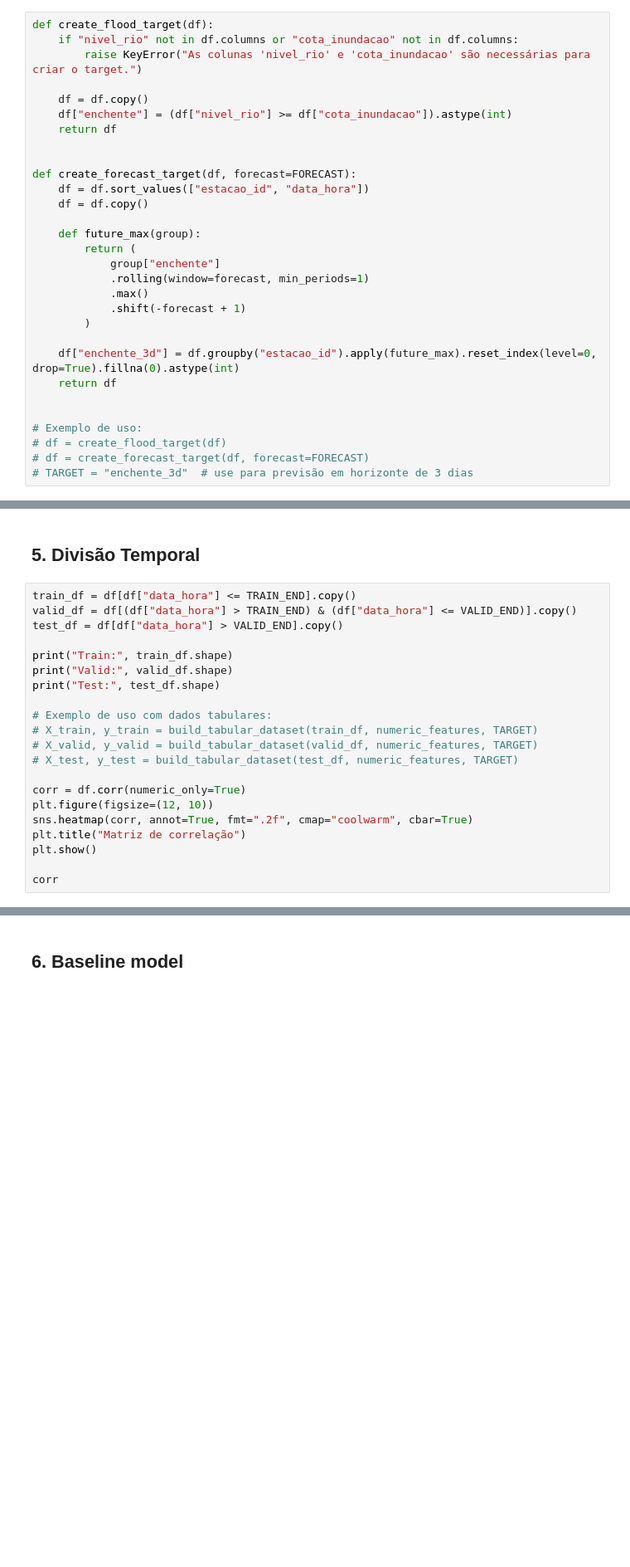
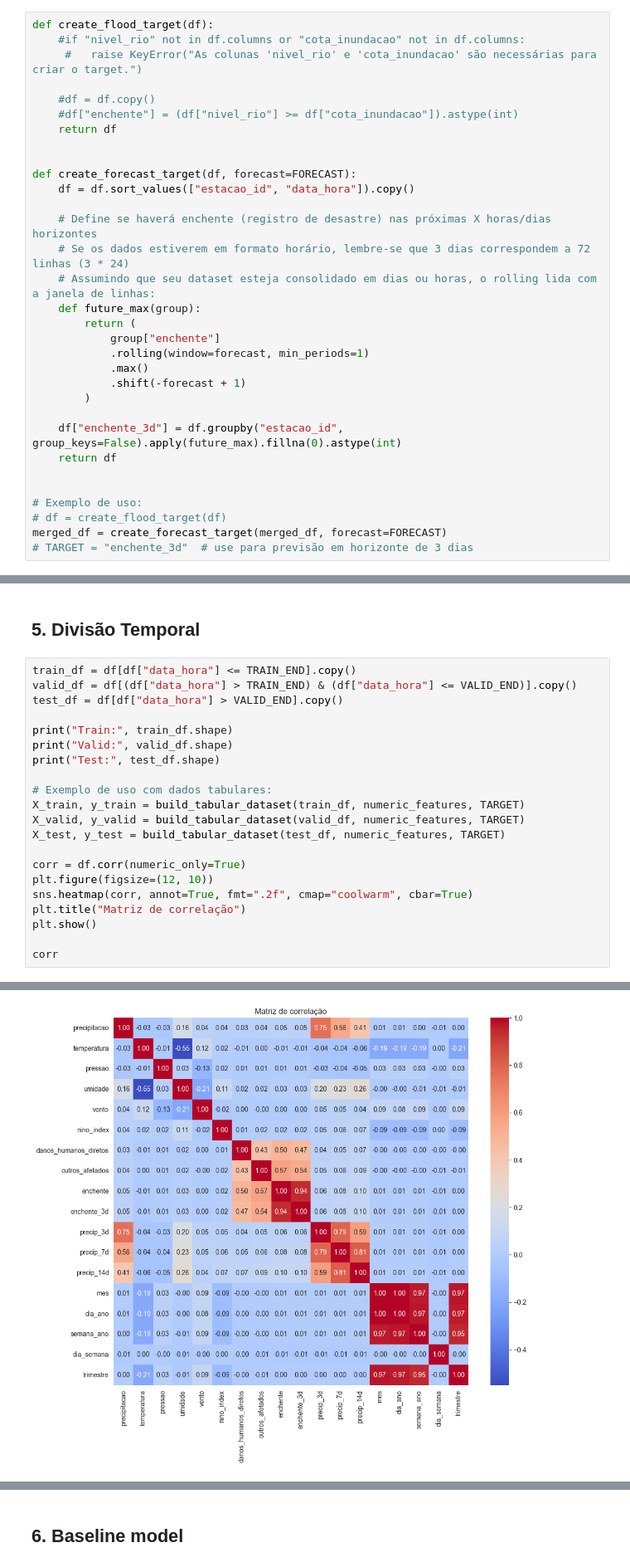
Before and after one commit to peter-schuck/data-science-visualization-project, a Jupyter notebook: flood_prediction_project.ipynb, the cells around one changed output, grey strips where cells are left out. Shown at 83% size. Saved outputs shown, nothing was run; the diff lists cells and outputs as text; blank space fills up the shorter version.

```diff
--- a/flood_prediction_project.ipynb
+++ b/flood_prediction_project.ipynb
@@ -219,18 +317,20 @@ def validate_dataset(df, name="dataset"):
 ## 4. Identify target and predictors
 # %%
 def create_flood_target(df):
-    if "nivel_rio" not in df.columns or "cota_inundacao" not in df.columns:
-        raise KeyError("As colunas 'nivel_rio' e 'cota_inundacao' são necessárias para criar o target.")
+    #if "nivel_rio" not in df.columns or "cota_inundacao" not in df.columns:
+     #   raise KeyError("As colunas 'nivel_rio' e 'cota_inundacao' são necessárias para criar o target.")
 
-    df = df.copy()
-    df["enchente"] = (df["nivel_rio"] >= df["cota_inundacao"]).astype(int)
+    #df = df.copy()
+    #df["enchente"] = (df["nivel_rio"] >= df["cota_inundacao"]).astype(int)
     return df
 
 
 def create_forecast_target(df, forecast=FORECAST):
-    df = df.sort_values(["estacao_id", "data_hora"])
-    df = df.copy()
+    df = df.sort_values(["estacao_id", "data_hora"]).copy()
 
+    # Define se haverá enchente (registro de desastre) nas próximas X horas/dias horizontes
+    # Se os dados estiverem em formato horário, lembre-se que 3 dias correspondem a 72 linhas (3 * 24)
+    # Assumindo que seu dataset esteja consolidado em dias ou horas, o rolling lida com a janela de linhas:
     def future_max(group):
         return (
             group["enchente"]
@@ -239,13 +339,13 @@ def create_forecast_target(df, forecast=FORECAST):
             .shift(-forecast + 1)
         )
 
-    df["enchente_3d"] = df.groupby("estacao_id").apply(future_max).reset_index(level=0, drop=True).fillna(0).astype(int)
+    df["enchente_3d"] = df.groupby("estacao_id", group_keys=False).apply(future_max).fillna(0).astype(int)
     return df
 
 
 # Exemplo de uso:
 # df = create_flood_target(df)
-# df = create_forecast_target(df, forecast=FORECAST)
+merged_df = create_forecast_target(merged_df, forecast=FORECAST)
 # TARGET = "enchente_3d"  # use para previsão em horizonte de 3 dias
 # %% [markdown]
 ## 3. Feature Engineering
@@ -336,9 +466,9 @@ print("Valid:", valid_df.shape)
 print("Test:", test_df.shape)
 
 # Exemplo de uso com dados tabulares:
-# X_train, y_train = build_tabular_dataset(train_df, numeric_features, TARGET)
-# X_valid, y_valid = build_tabular_dataset(valid_df, numeric_features, TARGET)
-# X_test, y_test = build_tabular_dataset(test_df, numeric_features, TARGET)
+X_train, y_train = build_tabular_dataset(train_df, numeric_features, TARGET)
+X_valid, y_valid = build_tabular_dataset(valid_df, numeric_features, TARGET)
+X_test, y_test = build_tabular_dataset(test_df, numeric_features, TARGET)
 
 corr = df.corr(numeric_only=True)
 plt.figure(figsize=(12, 10))
@@ -351,0 +484 @@ corr
+[figure, added]
```
Also changed, not shown: parts of 14 cells of this notebook, 1 other file.
